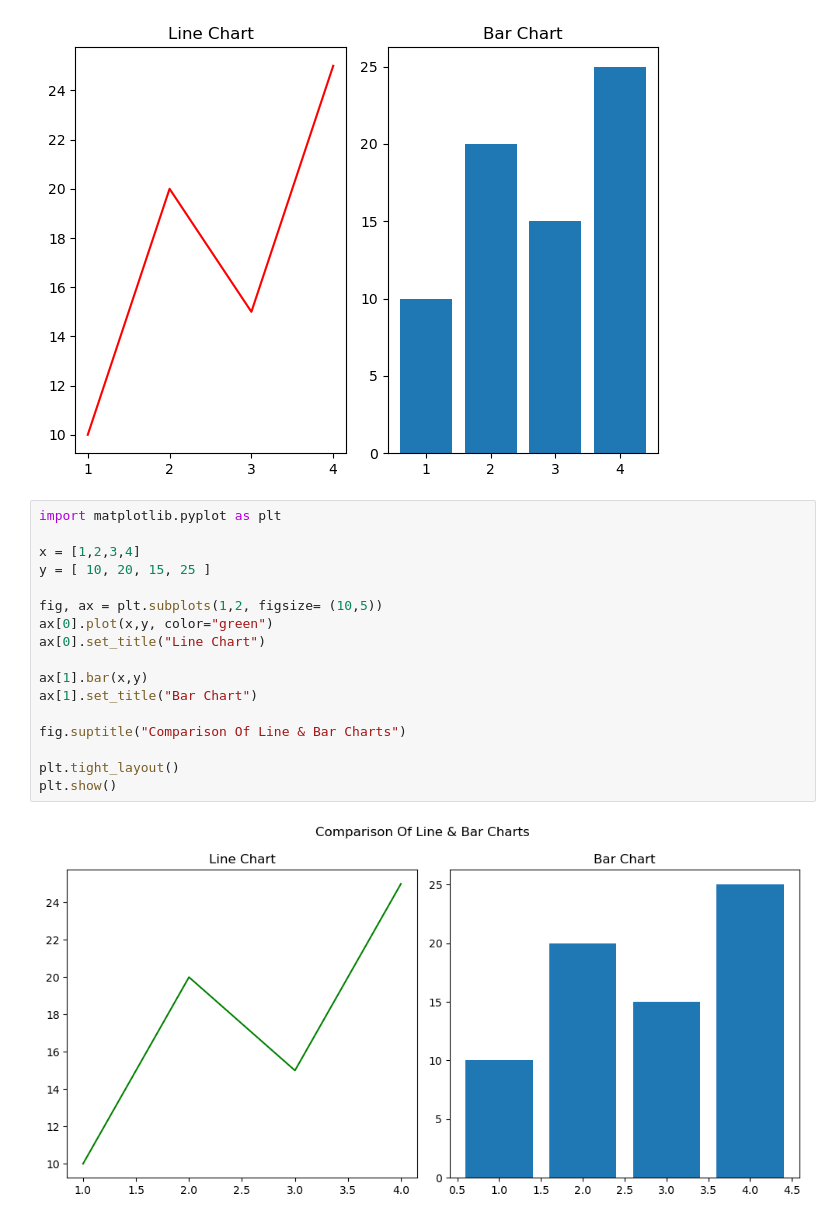
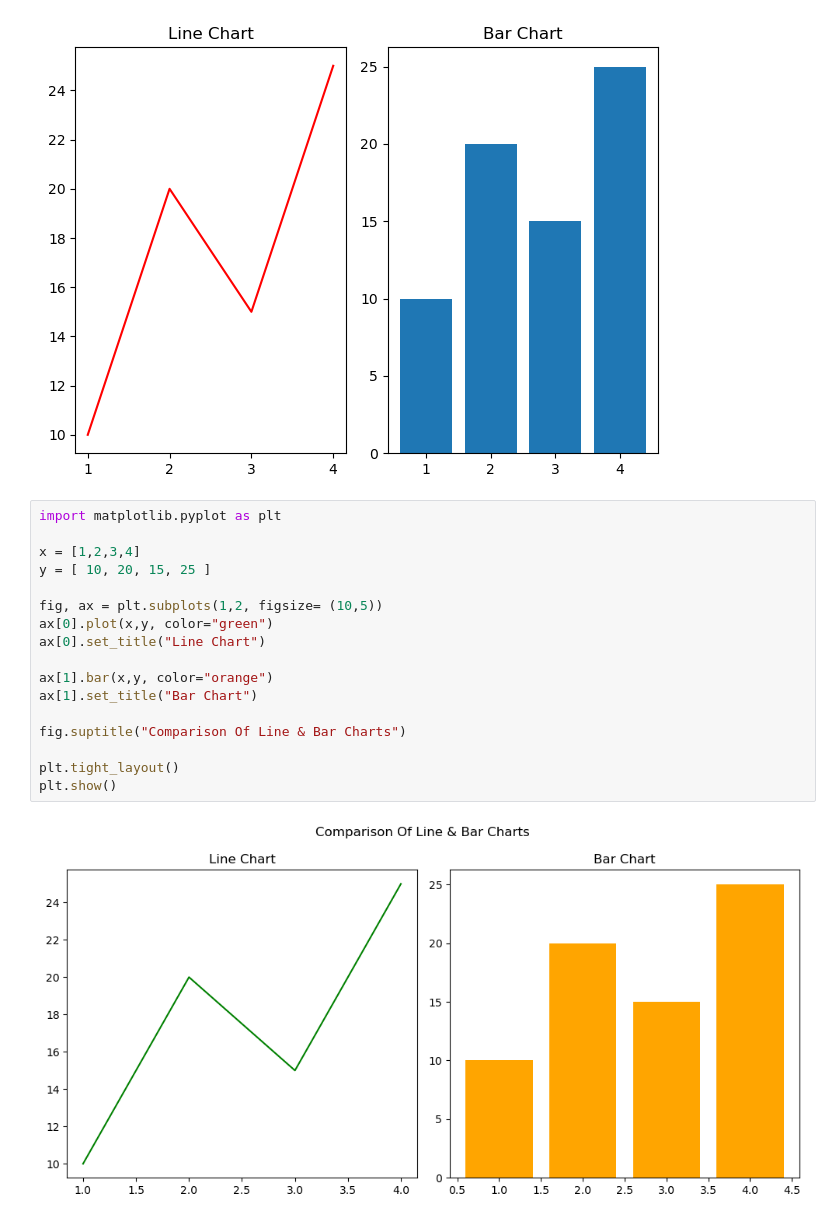
Before and after one commit to sidraanl-08/completedatascience, a Jupyter notebook: matplotlib/matplotlib.ipynb, the cells around one changed output. Drawn from its saved outputs; the diff is of its cells as text.

```diff
--- a/matplotlib/matplotlib.ipynb
+++ b/matplotlib/matplotlib.ipynb
@@ -194,20 +194,20 @@ plt.show()
 # %%
 import matplotlib.pyplot as plt
 
 x = [1,2,3,4]
 y = [ 10, 20, 15, 25 ]
 
 fig, ax = plt.subplots(1,2, figsize= (10,5))
 ax[0].plot(x,y, color="green")
 ax[0].set_title("Line Chart")
 
-ax[1].bar(x,y)
+ax[1].bar(x,y, color="orange")
 ax[1].set_title("Bar Chart")
 
 fig.suptitle("Comparison Of Line & Bar Charts")
 
 plt.tight_layout()
 plt.show()
 # %% [output]
-[figure, old version]
+[figure, new version]
 # %% [markdown]
```
Also changed, not shown: parts of 2 cells of this notebook, 1 other file.
